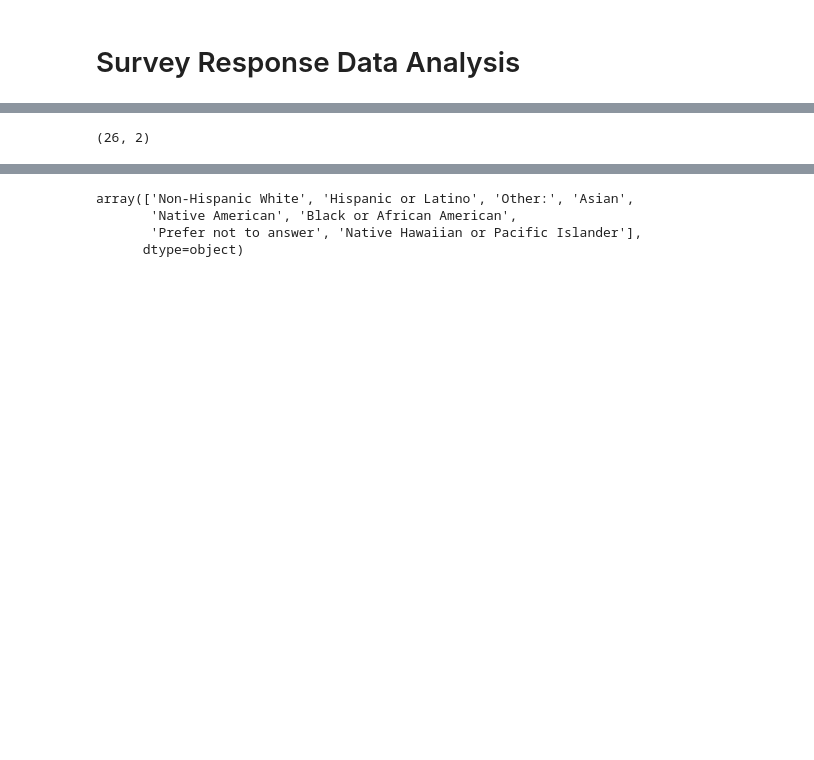
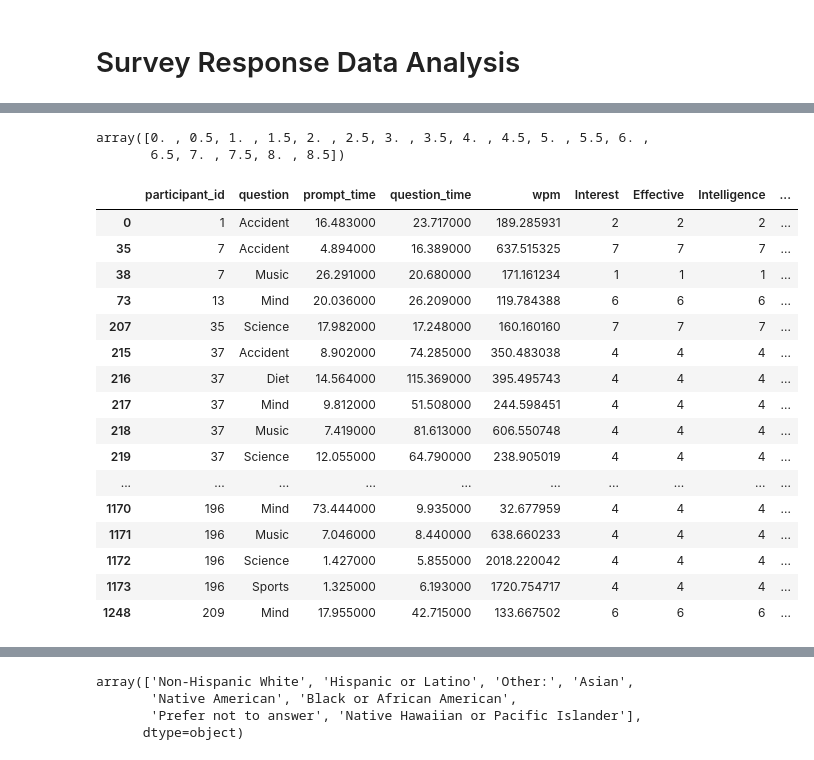
Before and after one commit to cbenge509/typos_field_experiment, a Jupyter notebook: visualizations/w241_final._eda.ipynb, the cells around one changed output, grey strips where cells are left out. Drawn from its saved outputs; the diff is of its cells as text; code cells hidden in the pictures; blank space fills up the shorter version.

```diff
--- a/visualizations/w241_final._eda.ipynb
+++ b/visualizations/w241_final._eda.ipynb
@@ -99,13 +120,38 @@ with open("descriptive_statistics_xlab.html","w") as f:
+# %%
+np.arange(0.0, 9.0, 0.5)
+# %% [output]
+array([0. , 0.5, 1. , 1.5, 2. , 2.5, 3. , 3.5, 4. , 4.5, 5. , 5.5, 6. ,
+       6.5, 7. , 7.5, 8. , 8.5])
 # %%
+# Mechanical Turk
+def highlight_repeat_offenders(s):
+
 df_amazon = df[(df['Start Date'] < '2021-04-05')].copy()
 df_amazon['likert_var'] = np.var(df_amazon[['Interest','Effective','Intelligence','Writing','Meet']], axis=1)
 df_amazon[(df_amazon.likert_var == 0.0)]\
     [['ROWID','Prompt','PromptTime','QuestionTime','wpm','Interest','Effective','Intelligence','Writing','Meet']]\
     .sort_values(by=['ROWID','Prompt'])\
     .rename(columns={'ROWID':'participant_id','PromptTime':'prompt_time',
-        'QuestionTime':'question_time','Prompt':'question'})
+        'QuestionTime':'question_time','Prompt':'question'})\
+    .style.bar(subset=['wpm'], color="#3B7EA1")
 # %% [output]
-(26, 2)
+|  | participant_id | question | prompt_time | question_time | wpm | Interest | Effective | Intelligence | ... |
+| 0 | 1 | Accident | 16.483000 | 23.717000 | 189.285931 | 2 | 2 | 2 | ... |
+| 35 | 7 | Accident | 4.894000 | 16.389000 | 637.515325 | 7 | 7 | 7 | ... |
+| 38 | 7 | Music | 26.291000 | 20.680000 | 171.161234 | 1 | 1 | 1 | ... |
+| 73 | 13 | Mind | 20.036000 | 26.209000 | 119.784388 | 6 | 6 | 6 | ... |
+| 207 | 35 | Science | 17.982000 | 17.248000 | 160.160160 | 7 | 7 | 7 | ... |
+| 215 | 37 | Accident | 8.902000 | 74.285000 | 350.483038 | 4 | 4 | 4 | ... |
+| 216 | 37 | Diet | 14.564000 | 115.369000 | 395.495743 | 4 | 4 | 4 | ... |
+| 217 | 37 | Mind | 9.812000 | 51.508000 | 244.598451 | 4 | 4 | 4 | ... |
+| 218 | 37 | Music | 7.419000 | 81.613000 | 606.550748 | 4 | 4 | 4 | ... |
+| 219 | 37 | Science | 12.055000 | 64.790000 | 238.905019 | 4 | 4 | 4 | ... |
+| ... | ... | ... | ... | ... | ... | ... | ... | ... | ... |
+| 1170 | 196 | Mind | 73.444000 | 9.935000 | 32.677959 | 4 | 4 | 4 | ... |
+| 1171 | 196 | Music | 7.046000 | 8.440000 | 638.660233 | 4 | 4 | 4 | ... |
+| 1172 | 196 | Science | 1.427000 | 5.855000 | 2018.220042 | 4 | 4 | 4 | ... |
+| 1173 | 196 | Sports | 1.325000 | 6.193000 | 1720.754717 | 4 | 4 | 4 | ... |
+| 1248 | 209 | Mind | 17.955000 | 42.715000 | 133.667502 | 6 | 6 | 6 | ... |
 # %%
 df_xlab = df[(df['Start Date'] > '2021-04-05')].copy()
 df_xlab['likert_var'] = np.var(df_xlab[['Interest','Effective','Intelligence','Writing','Meet']], axis=1)
```
Also changed, not shown: parts of 3 cells of this notebook, 7 other files.
